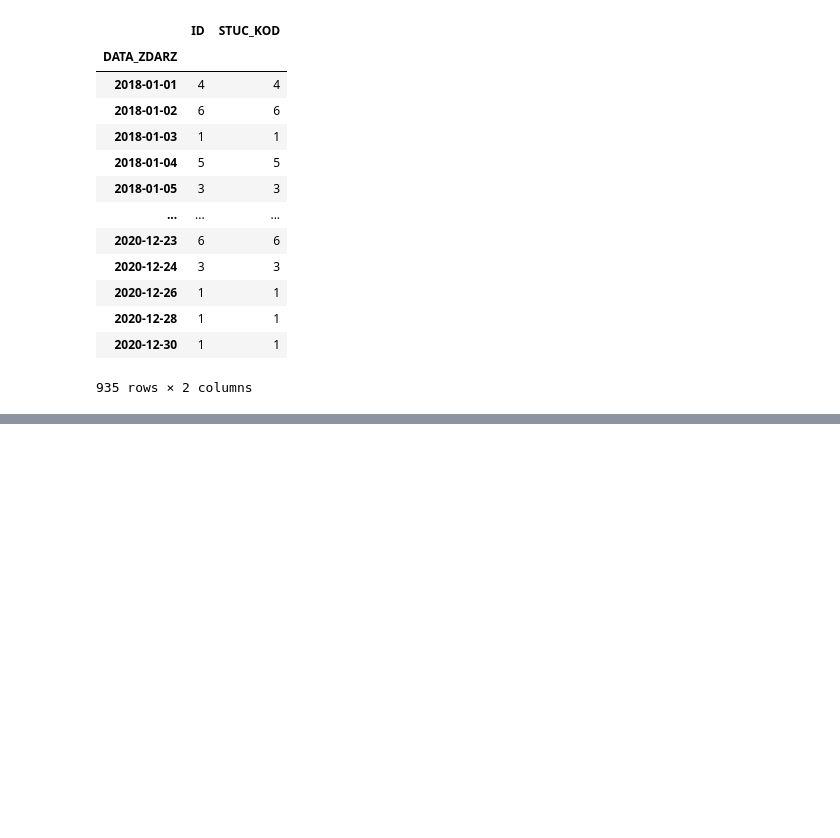
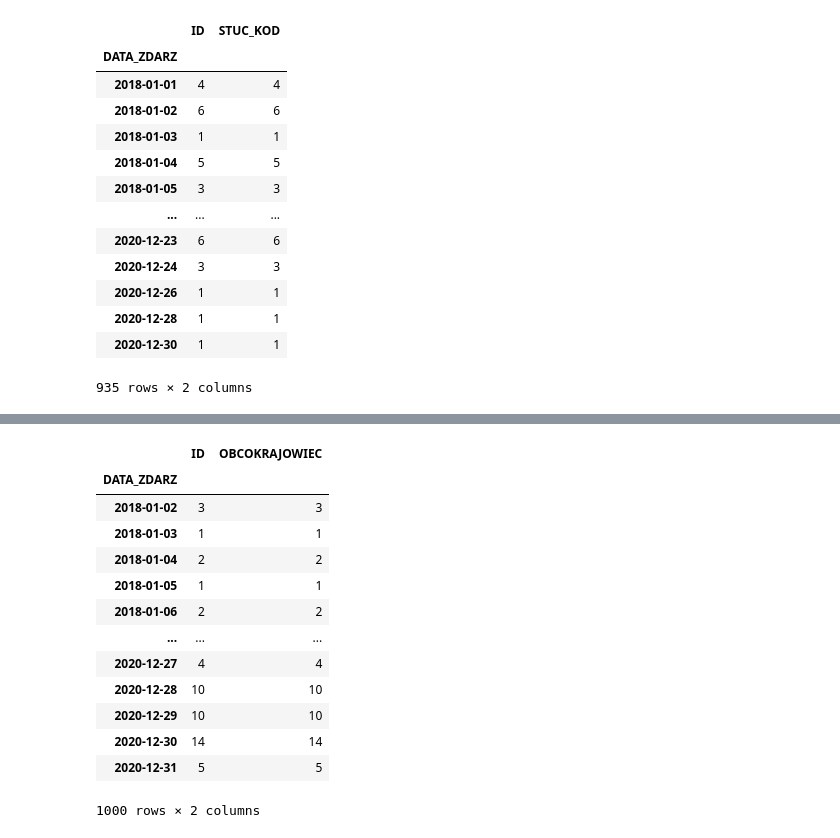
Before and after one commit to ajedrych/bachelor-thesis, a Jupyter notebook: WypadkiDrogowe/plikiCSV/wypadki_warszawa_analiza.ipynb, the cells around one changed output, grey strips where cells are left out. Saved outputs shown, nothing was run; the diff lists cells and outputs as text; code cells hidden in the pictures; blank space fills up the shorter version.

```diff
--- a/WypadkiDrogowe/plikiCSV/wypadki_warszawa_analiza.ipynb
+++ b/WypadkiDrogowe/plikiCSV/wypadki_warszawa_analiza.ipynb
@@ -507,0 +529,18 @@ injured_wypadki2018_20.to_excel("injured_zdarzenia_warszawa2018_21.xlsx")
+# %%
+foreigners_wypadki2018_20 = foreigners_wypadki2018_20.groupby("DATA_ZDARZ").count()
+foreigners_wypadki2018_20
+# %% [output]
+|  | ID | OBCOKRAJOWIEC |
+| DATA_ZDARZ |  |  |
+| 2018-01-02 | 3 | 3 |
+| 2018-01-03 | 1 | 1 |
+| 2018-01-04 | 2 | 2 |
+| 2018-01-05 | 1 | 1 |
+| 2018-01-06 | 2 | 2 |
+| ... | ... | ... |
+| 2020-12-27 | 4 | 4 |
+| 2020-12-28 | 10 | 10 |
+| 2020-12-29 | 10 | 10 |
+| 2020-12-30 | 14 | 14 |
+| 2020-12-31 | 5 | 5 |
+1000 rows × 2 columns
```
Also changed, not shown: parts of 4 cells of this notebook.
